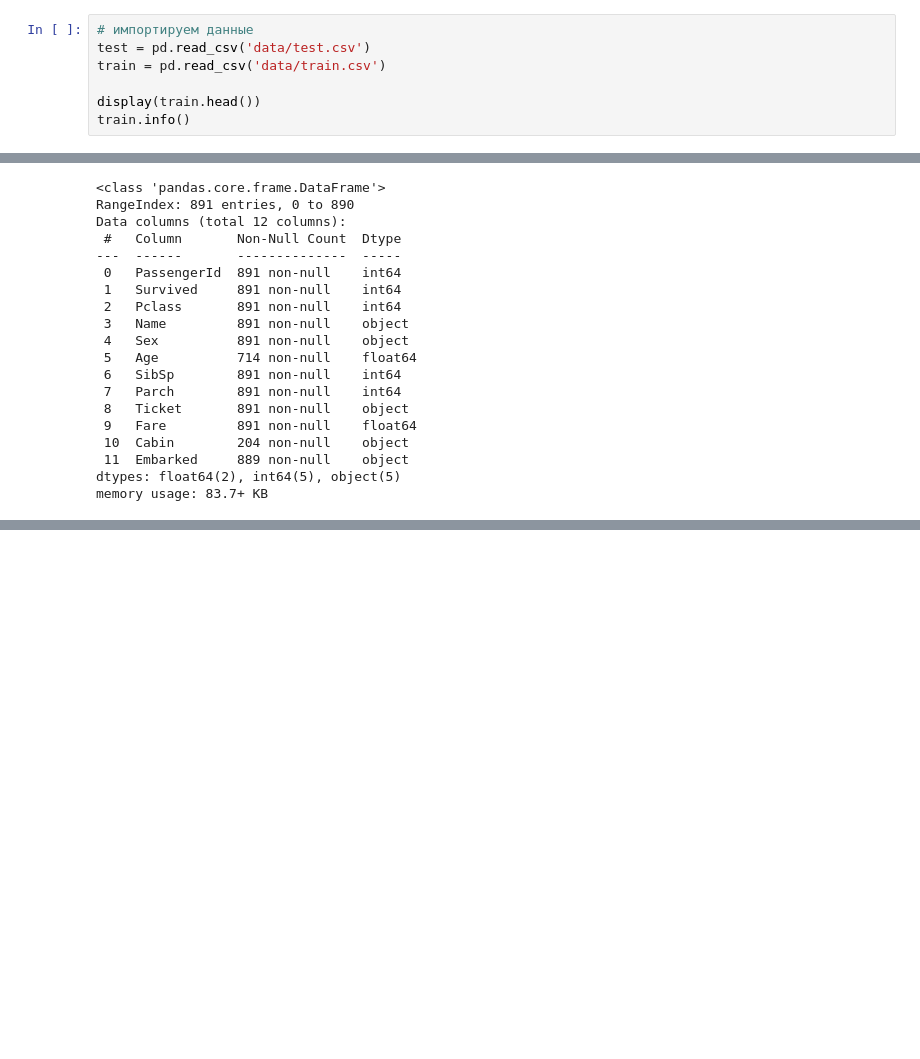
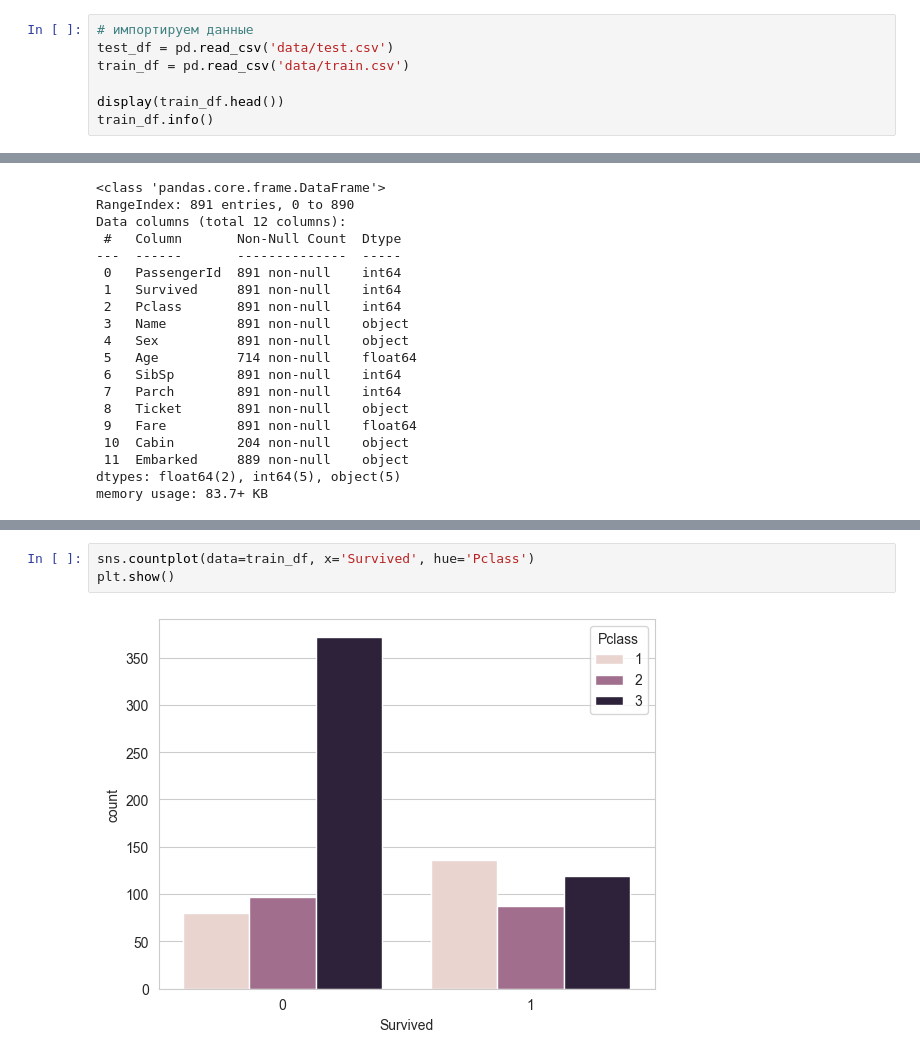
Before and after one commit to GridasovSasha/ML_classification_Titanic, a Jupyter notebook: main.ipynb, the cells around one changed output, grey strips where cells are left out. Cells and saved outputs as stored; diff of their text form; blank space fills up the shorter version.

```diff
--- a/main.ipynb
+++ b/main.ipynb
@@ -7,11 +8,11 @@ sns.set_style('whitegrid')
 sns.set_palette("Set2")
 # %%
 # импортируем данные
-test = pd.read_csv('data/test.csv')
-train = pd.read_csv('data/train.csv')
+test_df = pd.read_csv('data/test.csv')
+train_df = pd.read_csv('data/train.csv')
 
-display(train.head())
-train.info()
+display(train_df.head())
+train_df.info()
 # %% [output]
 |  | PassengerId | Survived | Pclass | Name | Sex | Age | SibSp | Parch | Ticket | Fare | ... |
 | 0 | 1 | 0 | 3 | Braund, Mr. Owen Harris | male | 22.0 | 1 | 0 | A/5 21171 | 7.2500 | ... |
@@ -78 +80,6 @@ Name: Survived, dtype: int64
 [figure]
+# %%
+sns.countplot(data=train_df, x='Survived', hue='Pclass')
+plt.show()
+# %% [output]
+[figure, added]
```
Also changed, not shown: parts of 11 cells of this notebook.
